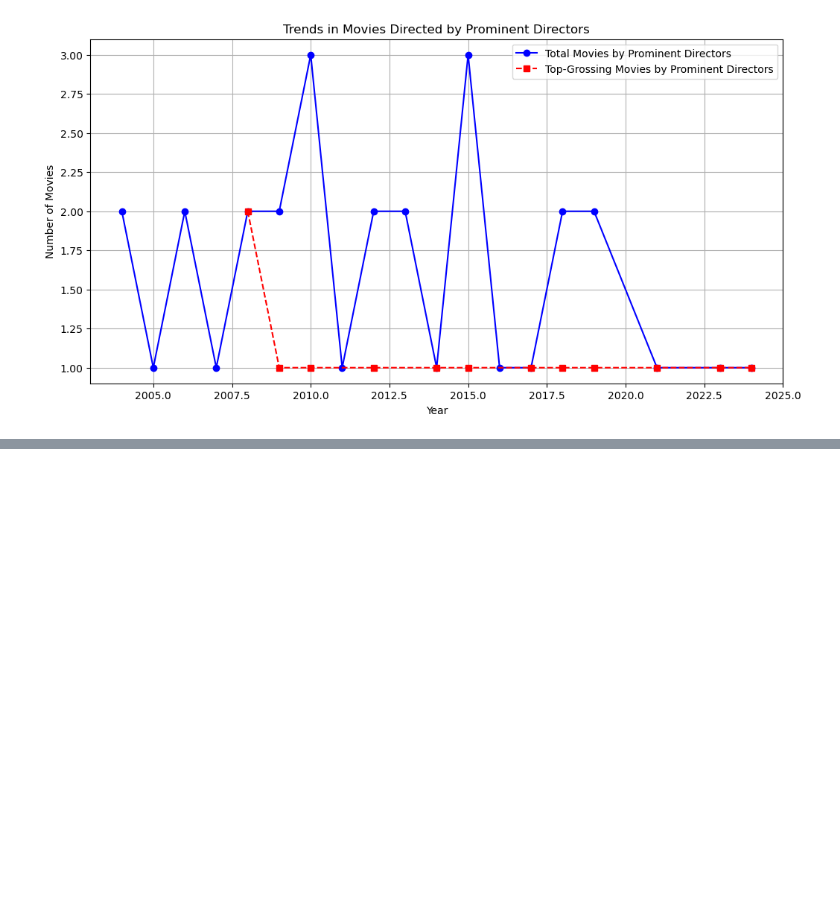
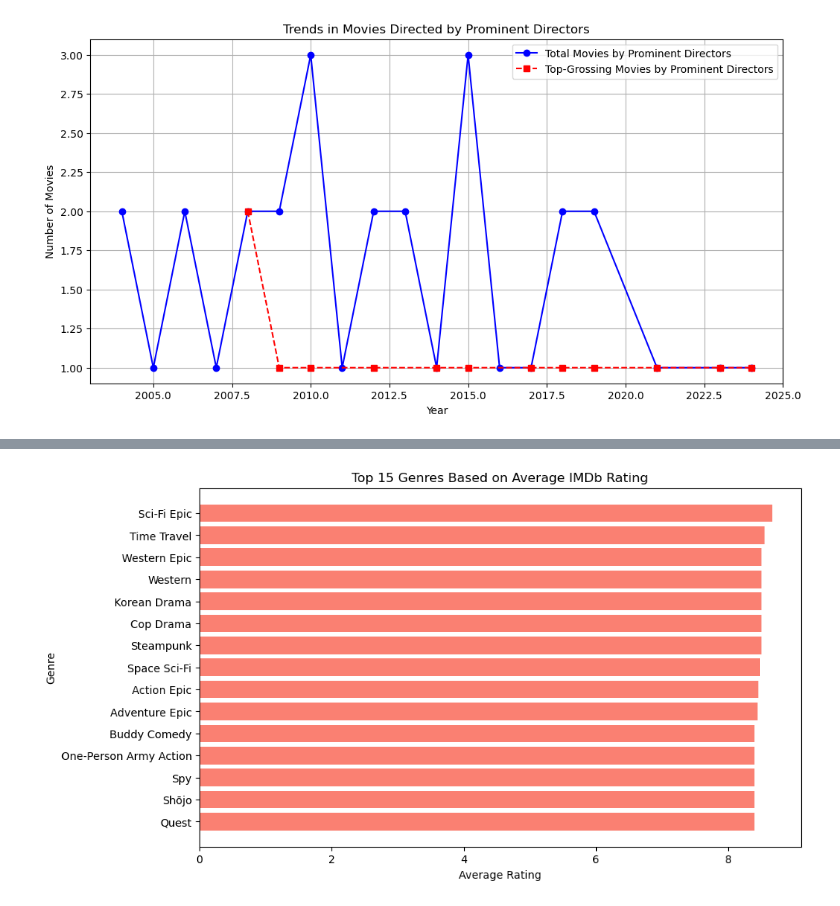
Before and after one commit to Aarabishan/Programming_DS_CW, a Jupyter notebook: Question_2/IMDb_Top10_Movie_Analysis.ipynb, the cells around one changed output, grey strips where cells are left out. Saved outputs shown, nothing was run; the diff lists cells and outputs as text; code cells hidden in the pictures; blank space fills up the shorter version.

```diff
--- a/Question_2/IMDb_Top10_Movie_Analysis.ipynb
+++ b/Question_2/IMDb_Top10_Movie_Analysis.ipynb
@@ -455,0 +588,23 @@ plt.show()
+# %%
+import pandas as pd
+import matplotlib.pyplot as plt
+
+# Explode the 'Genre' column to create individual rows for each genre
+df_exploded = df_IMDb.explode('Genre')
+
+# Group by 'Genre' and calculate the average rating for each genre
+genre_rating = df_exploded.groupby('Genre')['Rating'].mean().reset_index()
+
+# Sort genres by average rating in descending order and select the top 15
+top_15_genres_by_rating = genre_rating.sort_values('Rating', ascending=False).head(15)
+
+# Plot the top 15 genres by average rating
+plt.figure(figsize=(10,6))
+plt.barh(top_15_genres_by_rating['Genre'], top_15_genres_by_rating['Rating'], color='salmon')
+plt.xlabel('Average Rating')
+plt.ylabel('Genre')
+plt.title('Top 15 Genres Based on Average IMDb Rating')
+plt.gca().invert_yaxis()  # Invert y-axis for better readability
+plt.show()
+# %% [output]
+[figure, added]
```
Also changed, not shown: parts of 14 cells of this notebook.
